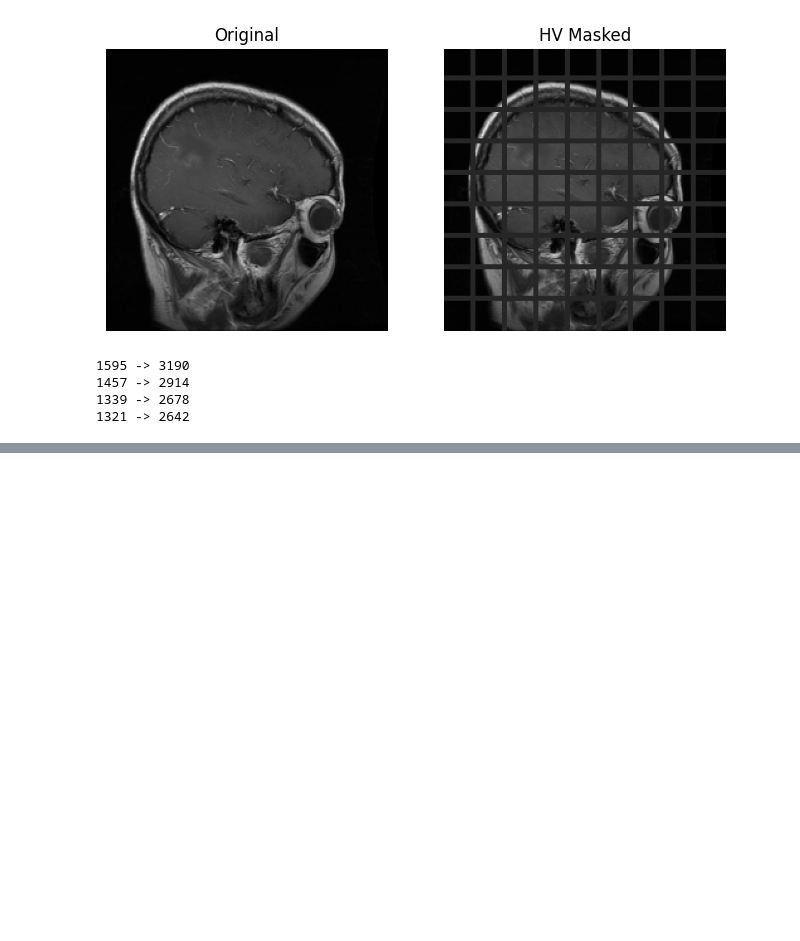
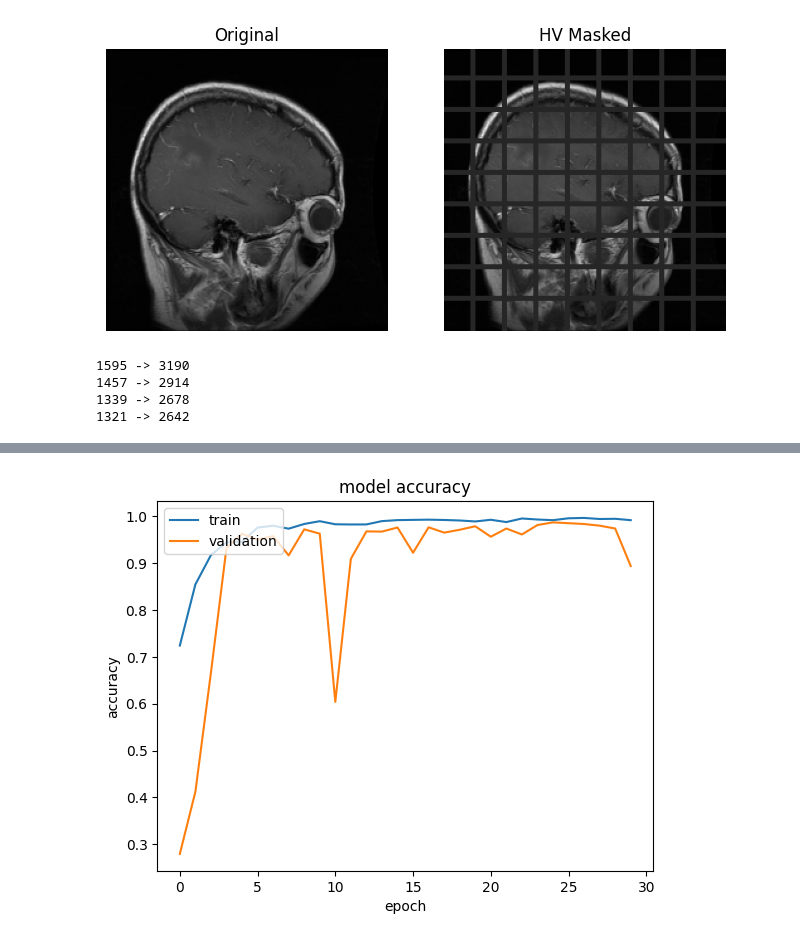
Before and after one commit to saadatialirezam-create/bioinformatics-project, a Jupyter notebook: data_aug1.ipynb, the cells around one changed output, grey strips where cells are left out. Cells and saved outputs as stored; diff of their text form; code cells hidden in the pictures; blank space fills up the shorter version.

```diff
--- a/data_aug1.ipynb
+++ b/data_aug1.ipynb
@@ -72,7 +79,7 @@ def hv_stripes_fixed(img, n_stripes, thickness):
     fill_value = img.mean()
 
     if n_stripes * thickness >= H:
-        raise ValueError("n_stripes * thickness باید کمتر از 224 باشد")
+        raise ValueError("n_stripes * thickness < 224")
 
     gap = (H - n_stripes * thickness) // (n_stripes + 1)
 
@@ -257,0 +253,3 @@ NameError: name 'df' is not defined
+# %%
+total_imgs = np.asarray(total_imgs, dtype=np.uint8)
+y = np.asarray(labels, dtype=np.int32)
@@ -257,0 +271,28 @@ NameError: name 'df' is not defined
+# %%
+import tensorflow as tf
+from tensorflow.keras import layers
+from tensorflow.keras.applications import EfficientNetB0
+
+NUM_CLASSES = 4
+IMG_SIZE = 224
+
+inputs = layers.Input(shape=(IMG_SIZE, IMG_SIZE, 3))
+x = layers.Rescaling(1./255)(inputs)
+
+base = EfficientNetB0(include_top=False, weights=None, input_tensor=x)
+x = layers.GlobalAveragePooling2D()(base.output)
+outputs = layers.Dense(NUM_CLASSES, activation="softmax")(x)
+
+model = tf.keras.Model(inputs, outputs)
+
+model.compile(optimizer="adam",
+              loss="sparse_categorical_crossentropy",
+              metrics=["accuracy"])
+
+hist = model.fit(
+    train_x, train_y,
+    validation_data=(test_x, test_y),
+    epochs=30,
+    batch_size=32,
+    verbose=2
+)
@@ -257,0 +317,13 @@ NameError: name 'df' is not defined
+# %%
+def plot_hist(hist):
+    plt.plot(hist.history["accuracy"])
+    plt.plot(hist.history["val_accuracy"])
+    plt.title("model accuracy")
+    plt.ylabel("accuracy")
+    plt.xlabel("epoch")
+    plt.legend(["train", "validation"], loc="upper left")
+    plt.show()
+
+plot_hist(hist)
+# %% [output]
+[figure, added]
```
Also changed, not shown: parts of 11 cells of this notebook.
